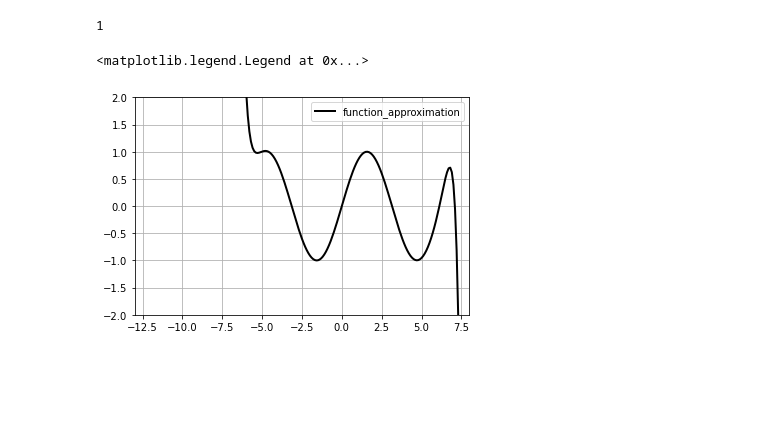
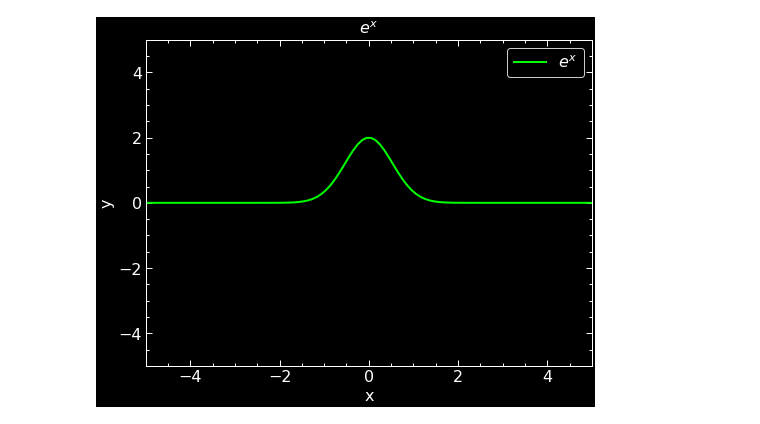
Before and after one commit to NOELDOMINICBIJOY/mescellaneous, a Jupyter notebook: taylor_series/taylor series.ipynb, the cells around one changed output. Drawn from its saved outputs; the diff is of its cells as text; code cells hidden in the pictures; blank space fills up the shorter version.

Commit message:
fixed problems with taylor series using sympy

```diff
--- a/taylor_series/taylor series.ipynb
+++ b/taylor_series/taylor series.ipynb
@@ -101,11 +0,0 @@ print(y_x_0(x_0[0], x, y))
-# %%
-def factorial(n):
-    fact = 1
-
-    for i in range(1,n+1):
-        fact = fact * i
-    return fact
-
-factorial(1)
-# %% [output]
-1
@@ -121,12 +1,45 @@ def taylor_app(n, a):
-# %%
-y_app = taylor_app(22, a=0)
-
-plt.plot(x,y_app, color='black', lw =2, ms=3, label='function_approximation')
-
-plt.ylim([-2, 2])
-plt.xlim([-13, 8])
-plt.grid()
-plt.legend()
-# %% [output]
-<matplotlib.legend.Legend at 0x...>
-[figure, removed]
+# %%
+# importing all necessary modules
+
+import numpy as np
+import matplotlib.pyplot as plt
+import sympy as smp
+import scienceplots
+%matplotlib inline
+
+plt.style.use(['science', 'notebook','grid'])
+plt.style.use(['science', 'notebook','grid', 'dark_background'])
+plt.style.use(['science', 'notebook','grid'])
+# %%
+# defing our function
+# if you wish to change the function do it here
+
+x = smp.symbols('x')
+sigma = 0.75
+amplitude = 2
+y = amplitude*smp.exp(-(x**2)/sigma**2)
+# %%
+# defining a function that plots the above defined sympy expression as a matplotlib plot
+
+def plot_smp_func(x, y, title, color = '#00ff00', xlim = (-5, 5), ylim = (-5, 5), xlabel = 'x', ylabel = 'y', grid = True, legend = True):
+
+    y_f = smp.lambdify(x, y)
+    x_f = np.linspace(xlim[0], xlim[1], 100)
+
+    plt.plot(x_f, y_f(x_f), color = color, label = title)
+    plt.xlim(xlim)
+    plt.ylim(ylim)
+    plt.title(title)
+    plt.xlabel(xlabel)
+    plt.ylabel(ylabel)
+
+    if grid:
+        plt.grid()
+    if legend:
+        plt.legend()
+
+    plt.show()
+
+plot_smp_func(x, y, '$e^x$')
+# %% [output]
+[figure, added]
```
Also changed, not shown: parts of 13 cells of this notebook, 1 other file.
